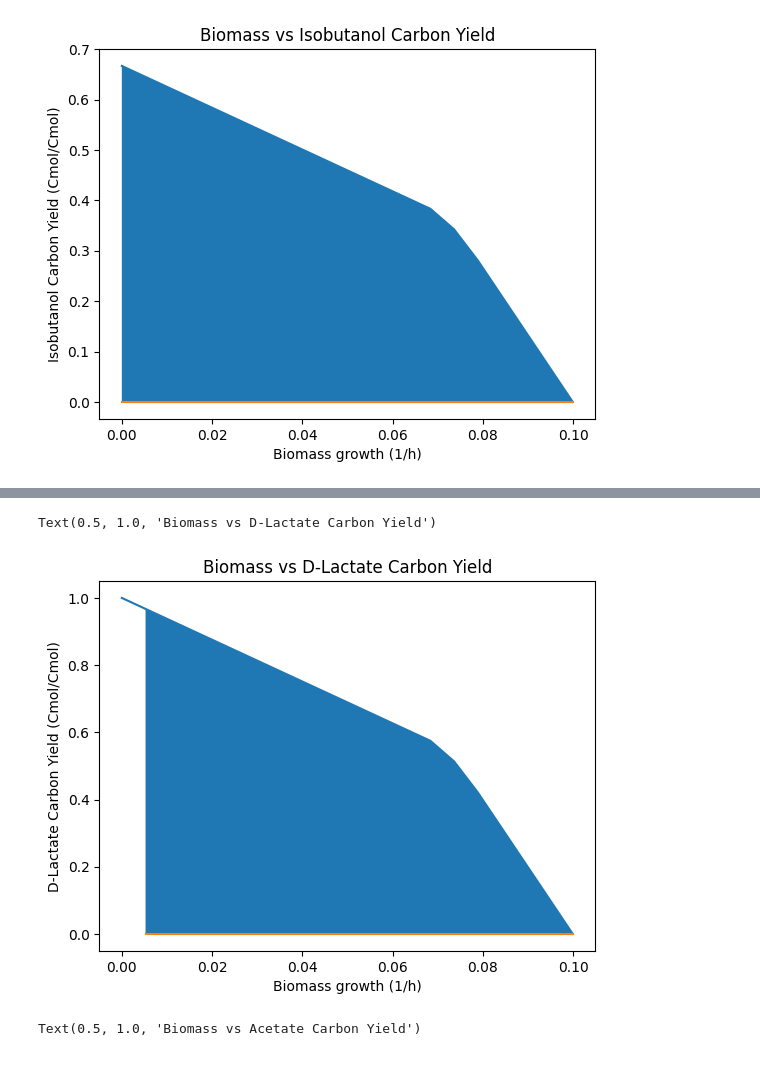
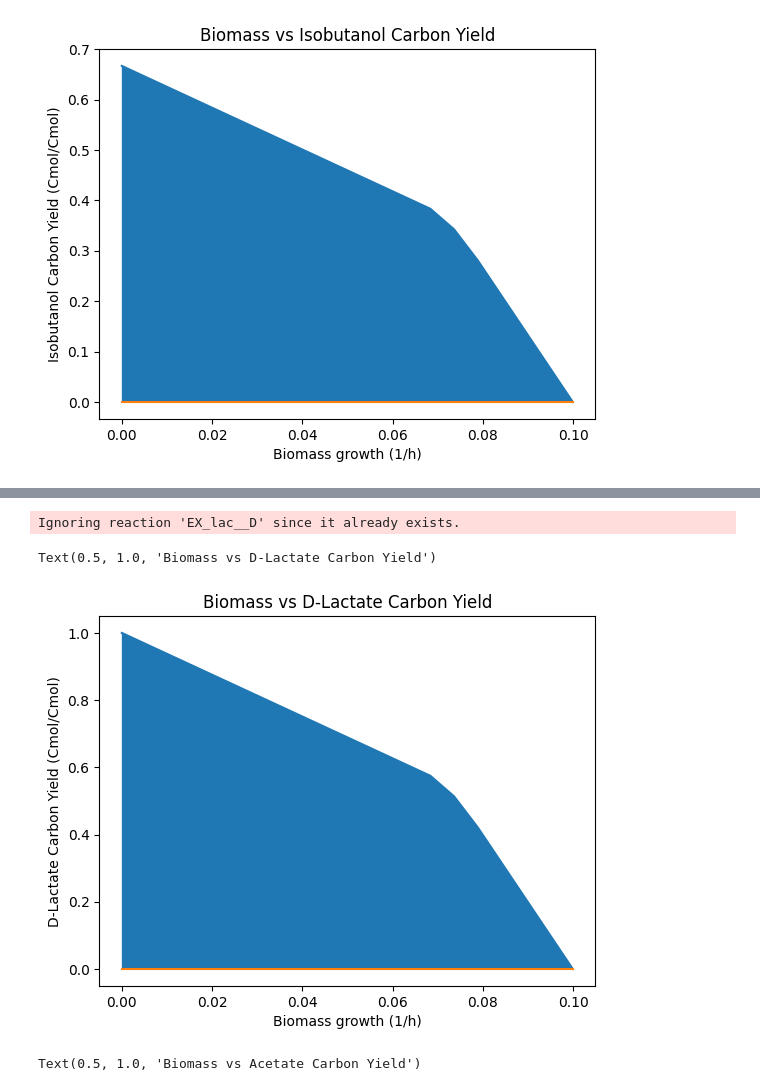
Before and after one commit to matthewkchung/iBag, a Jupyter notebook: test.ipynb, the cells around one changed output, grey strips where cells are left out. Saved outputs shown, nothing was run; the diff lists cells and outputs as text; code cells hidden in the pictures.

```diff
--- a/test.ipynb
+++ b/test.ipynb
@@ -744,22 +723,24 @@ lac__D_c
 # %%
 # lac__D,D-Lactate,['LDH_D'],lac__D,organic acid,pyr,"('PMID', 24884499)",,C3H5O3,,,,,,,
 
 ex_lac__D = Reaction('EX_lac__D', lower_bound=0.0, upper_bound=1000.0)
-ex_lac__D.add_metabolites({model.metabolites.get_by_id('lac__D_c'): -1.0})
+ex_lac__D.add_metabolites({model.metabolites.get_by_id('D_Lactate[c]'): -1.0})
 model.add_reactions([ex_lac__D])
 heterologous_rxns.add('EX_lac__D')
 
 prod_env = carbon_yield_calcs(model, {'LDH_D', 'EX_lac__D'}, model.reactions.get_by_id('EX_lac__D'), heterologous_rxns)
+prod_env = prod_env.fillna(0)
 
 plt.fill_between(prod_env['EXBiomass'], prod_env['carbon_yield_minimum'], prod_env['carbon_yield_maximum'])
 plt.plot(prod_env['EXBiomass'], prod_env['carbon_yield_maximum'])
 plt.plot(prod_env['EXBiomass'], prod_env['carbon_yield_minimum'])
 
 plt.xlabel("Biomass growth (1/h)")
 plt.ylabel("D-Lactate Carbon Yield (Cmol/Cmol)")
 plt.title("Biomass vs D-Lactate Carbon Yield")
 # %% [output]
-Text(0.5, 1.0, 'Biomass vs D-Lactate Carbon Yield')
+Ignoring reaction 'EX_lac__D' since it already exists.
+Text(0.5, 1.0, 'Biomass vs D-Lactate Carbon Yield')
-[figure, old version]
+[figure, new version]
 # %%
 # ac,acetate,"['PTAr', 'ACKr']",ac,organic acid,accoa,,native E. coli pathway,C2H3O2,,,,,,,
```
Also changed, not shown: parts of 7 cells of this notebook, 1 other file.
